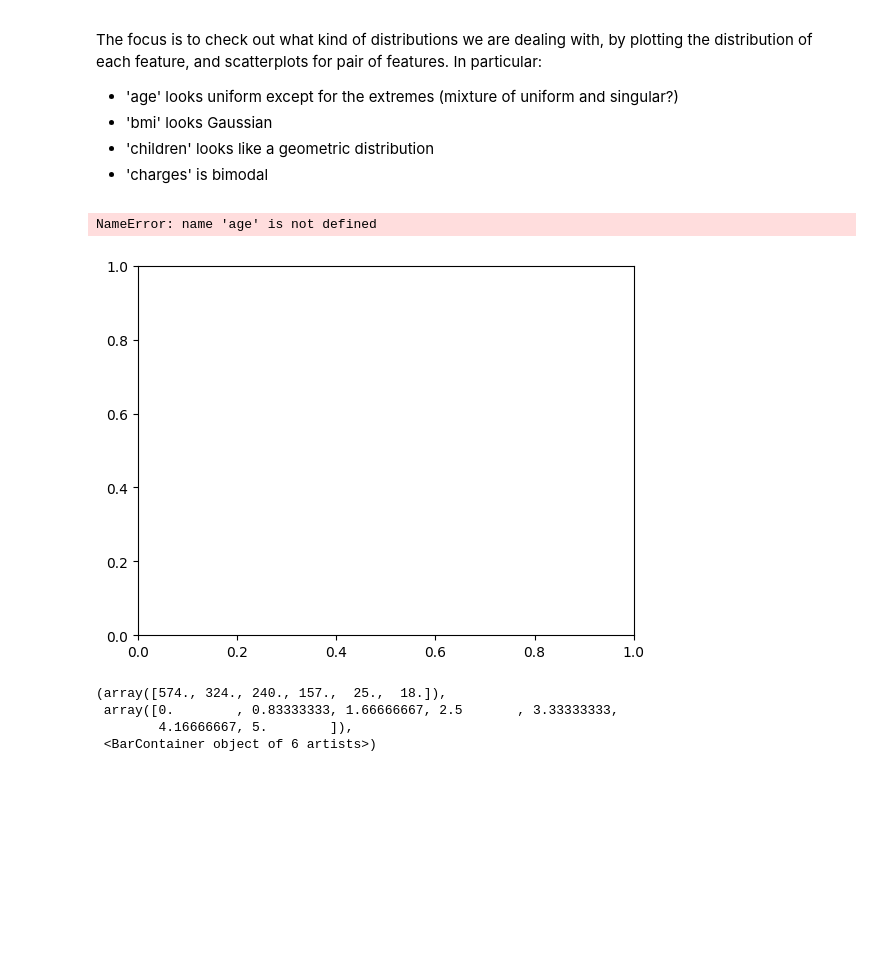
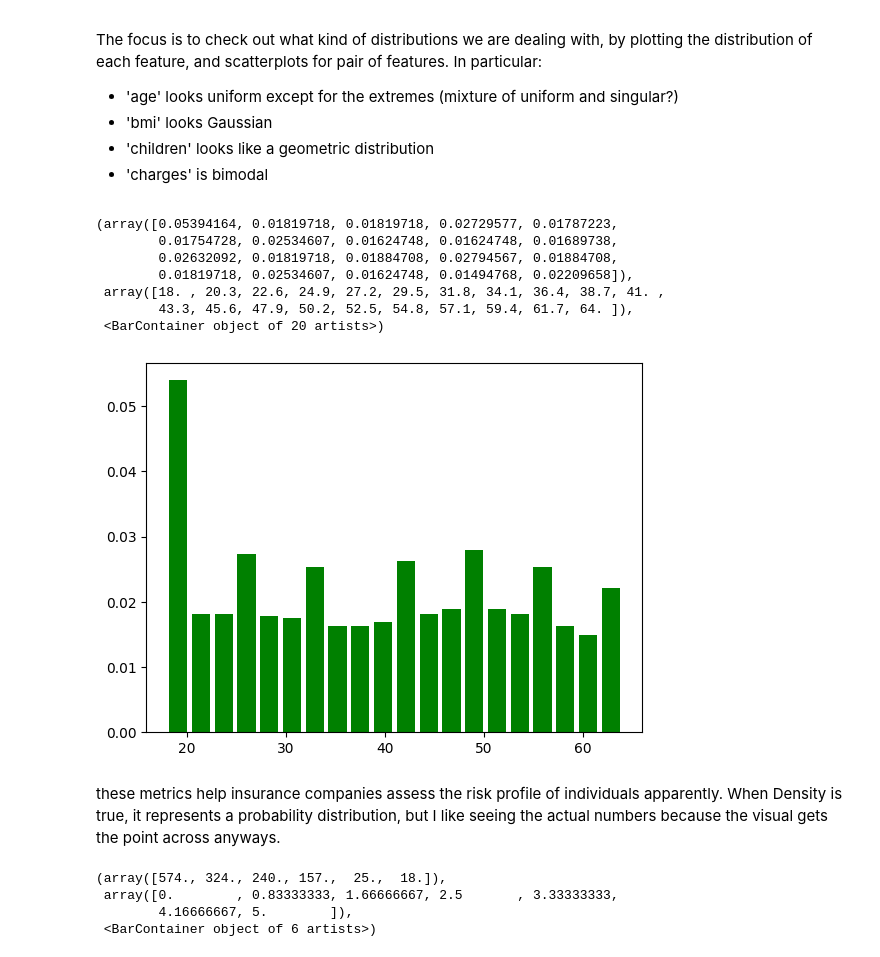
Before and after one commit to BrianCarela/LLM_stuff, a Jupyter notebook: Copy_of_copula_insurance_nogroup.ipynb, the cells around one changed output. Drawn from its saved outputs; the diff is of its cells as text; code cells hidden in the pictures; blank space fills up the shorter version.

```diff
--- a/Copy_of_copula_insurance_nogroup.ipynb
+++ b/Copy_of_copula_insurance_nogroup.ipynb
@@ -96,27 +96,35 @@ The focus is to check out what kind of distributions we are dealing with, by plo
 # %%
 %matplotlib inline
 import matplotlib.pyplot as plt
 axes = plt.axes()
 n_bins = 20  # n_bins = 20 produces periodic spikes, why?
-plt.hist(age, n_bins, density = False, rwidth = 0.8, color = 'green')
+plt.hist(age, n_bins, density = True, rwidth = 0.8, color = 'green')
 
 # ChatGPT helps me understand what im seeing below
 
 # # Define custom bin edges to align with exact age numbers or ranges
 # bin_edges = np.arange(18, 70, 5)  # Define bins from age 18 to 65 with intervals of 5 years
 # plt.hist(age, bins=bin_edges, rwidth=0.8, color='green')
 # # Set x-axis ticks and labels to correspond to bin edges
 # plt.xticks(bin_edges)
 
 # # Add labels for clarity
 # plt.xlabel('Age')
 # plt.ylabel('Frequency')
 
 # # Show the plot
 # plt.show()
 # %% [output]
-NameError: name 'age' is not defined
+(array([0.05394164, 0.01819718, 0.01819718, 0.02729577, 0.01787223,
+        0.01754728, 0.02534607, 0.01624748, 0.01624748, 0.01689738,
+        0.02632092, 0.01819718, 0.01884708, 0.02794567, 0.01884708,
+        0.01819718, 0.02534607, 0.01624748, 0.01494768, 0.02209658]),
+ array([18. , 20.3, 22.6, 24.9, 27.2, 29.5, 31.8, 34.1, 36.4, 38.7, 41. ,
+        43.3, 45.6, 47.9, 50.2, 52.5, 54.8, 57.1, 59.4, 61.7, 64. ]),
+ <BarContainer object of 20 artists>)
-[figure, old version]
+[figure, new version]
+# %% [markdown]
+these metrics help insurance companies assess the risk profile of individuals apparently. When Density is true, it represents a probability distribution, but I like seeing the actual numbers because the visual gets the point across anyways.
 # %%
 n_bins = 6
 plt.hist(children, n_bins, density = False, rwidth = 0.8, color = 'orange')
```
